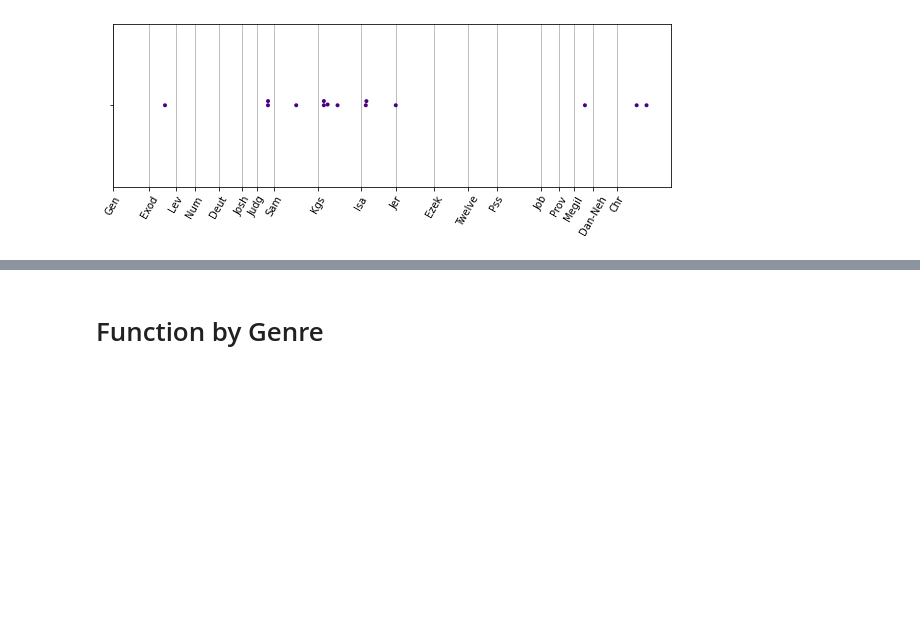
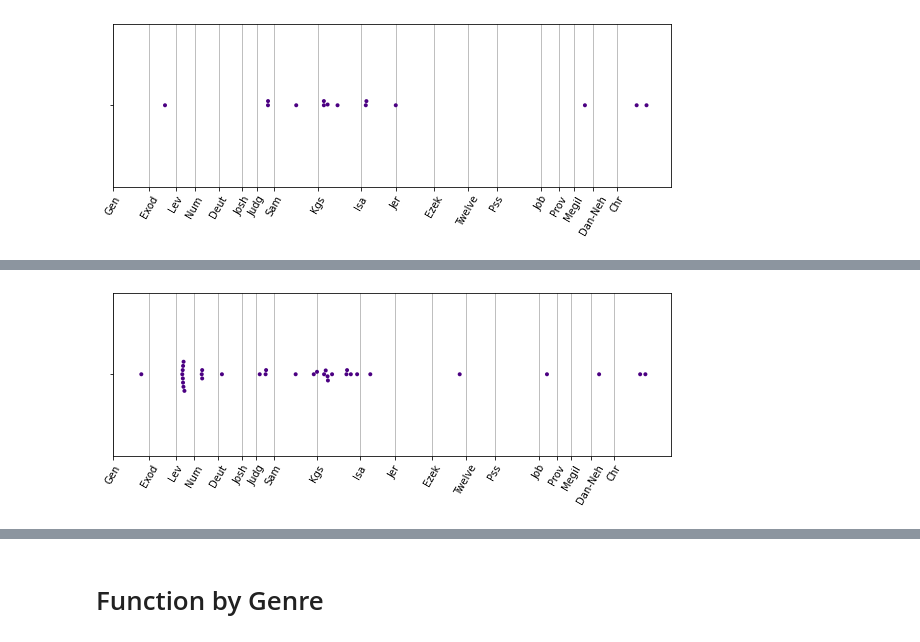
Before and after one commit to CambridgeSemiticsLab/BH_time_collocations, a Jupyter notebook: workflow/notebooks/analysis/sem_distribution.ipynb, the cells around one changed output, grey strips where cells are left out. Drawn from its saved outputs; the diff is of its cells as text; code cells hidden in the pictures; blank space fills up the shorter version.

```diff
--- a/workflow/notebooks/analysis/sem_distribution.ipynb
+++ b/workflow/notebooks/analysis/sem_distribution.ipynb
@@ -1007,0 +1047,5 @@ out.plot('distrib_telext')
+# %%
+plot_distrib(purpextdf)
+#out.plot('distrib_purpext')
+# %% [output]
+[figure, added]
```
Also changed, not shown: parts of 11 cells of this notebook, 18 other files.
